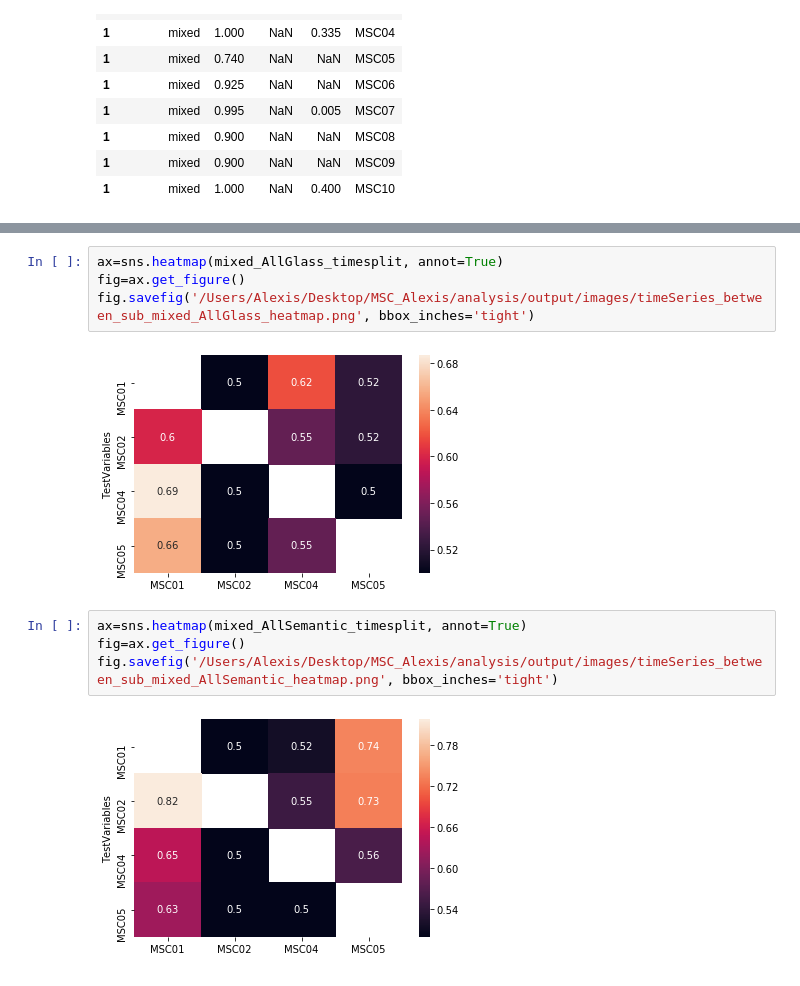
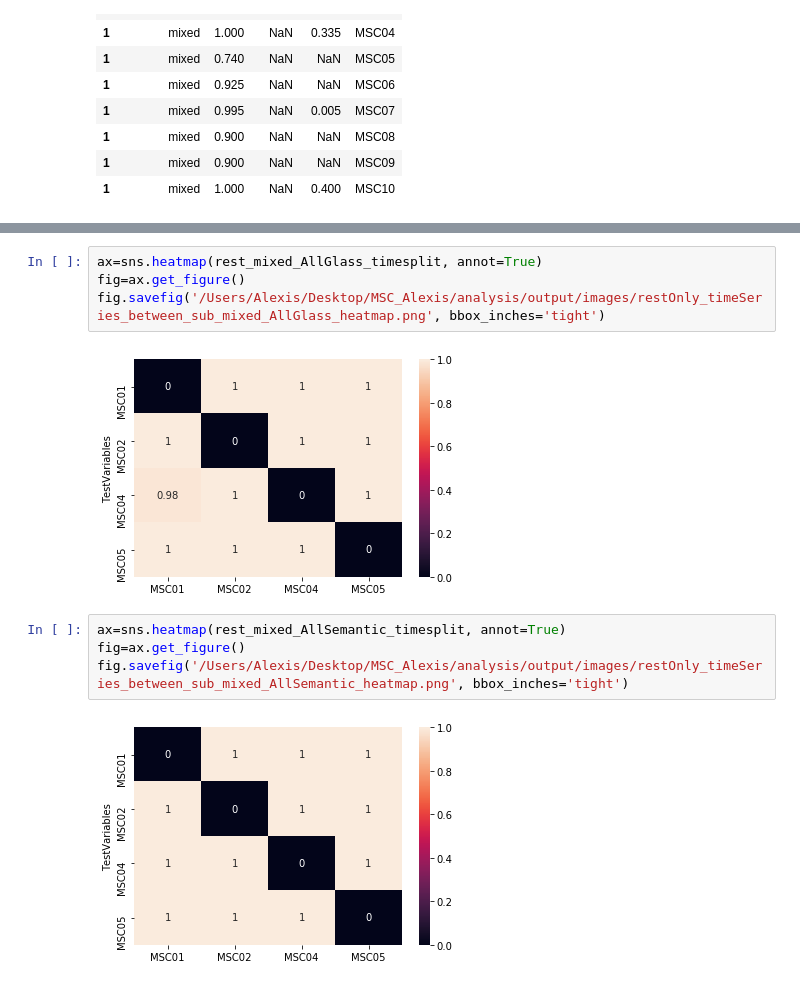
Before and after one commit to GrattonLab/MSC_Alexis, a Jupyter notebook: analysis/code/MVPA/ACC_distributions_DS.ipynb, the cells around one changed output, grey strips where cells are left out. Drawn from its saved outputs; the diff is of its cells as text.

```diff
--- a/analysis/code/MVPA/ACC_distributions_DS.ipynb
+++ b/analysis/code/MVPA/ACC_distributions_DS.ipynb
@@ -156,13 +282,13 @@ fig.savefig('/Users/Alexis/Desktop/MSC_Alexis/analysis/output/images/timeSeries_
 # %%
-ax=sns.heatmap(mixed_AllGlass_timesplit, annot=True)
+ax=sns.heatmap(rest_mixed_AllGlass_timesplit, annot=True)
 fig=ax.get_figure()
-fig.savefig('/Users/Alexis/Desktop/MSC_Alexis/analysis/output/images/timeSeries_between_sub_mixed_AllGlass_heatmap.png', bbox_inches='tight')
+fig.savefig('/Users/Alexis/Desktop/MSC_Alexis/analysis/output/images/restOnly_timeSeries_between_sub_mixed_AllGlass_heatmap.png', bbox_inches='tight')
 # %% [output]
-[figure, old version]
+[figure, new version]
 # %%
-ax=sns.heatmap(mixed_AllSemantic_timesplit, annot=True)
+ax=sns.heatmap(rest_mixed_AllSemantic_timesplit, annot=True)
 fig=ax.get_figure()
-fig.savefig('/Users/Alexis/Desktop/MSC_Alexis/analysis/output/images/timeSeries_between_sub_mixed_AllSemantic_heatmap.png', bbox_inches='tight')
+fig.savefig('/Users/Alexis/Desktop/MSC_Alexis/analysis/output/images/restOnly_timeSeries_between_sub_mixed_AllSemantic_heatmap.png', bbox_inches='tight')
 # %% [output]
-[figure, old version]
+[figure, new version]
 # %%
```
Also changed, not shown: parts of 22 cells of this notebook, 52 other files.
